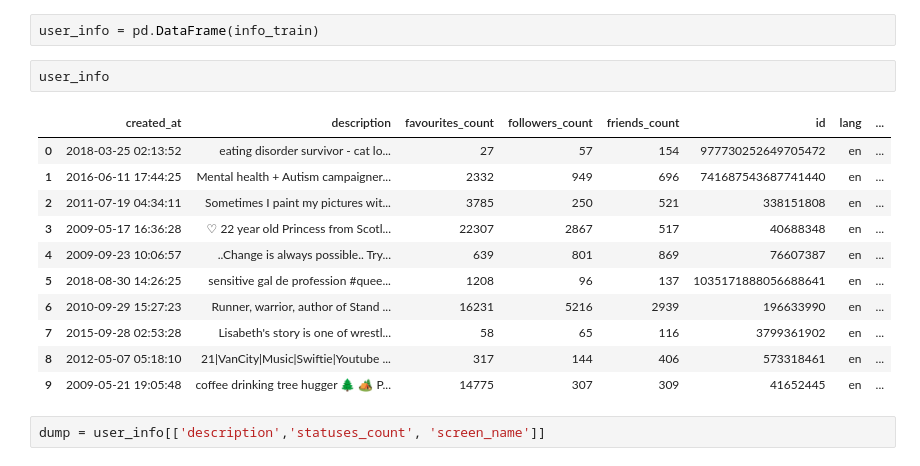
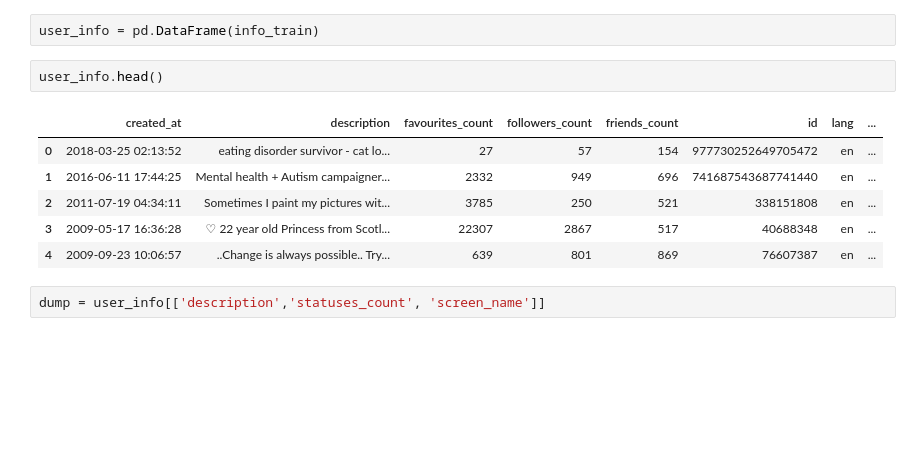
Before and after one commit to detectAna/detectAna, a Jupyter notebook: exploratory_analysis/data_analysis.ipynb, the cells around one changed output. Drawn from its saved outputs; the diff is of its cells as text; blank space fills up the shorter version.

```diff
--- a/exploratory_analysis/data_analysis.ipynb
+++ b/exploratory_analysis/data_analysis.ipynb
@@ -13,19 +14,14 @@ with open(info_file) as fp:
 # %%
 user_info = pd.DataFrame(info_train)
 # %%
-user_info
+user_info.head()
 # %% [output]
 |  | created_at | description | favourites_count | followers_count | friends_count | id | lang | ... |
 | 0 | 2018-03-25 02:13:52 | eating disorder survivor - cat lo... | 27 | 57 | 154 | 977730252649705472 | en | ... |
 | 1 | 2016-06-11 17:44:25 | Mental health + Autism campaigner... | 2332 | 949 | 696 | 741687543687741440 | en | ... |
 | 2 | 2011-07-19 04:34:11 | Sometimes I paint my pictures wit... | 3785 | 250 | 521 | 338151808 | en | ... |
 | 3 | 2009-05-17 16:36:28 | ♡ 22 year old Princess from Scotl... | 22307 | 2867 | 517 | 40688348 | en | ... |
 | 4 | 2009-09-23 10:06:57 | ..Change is always possible.. Try... | 639 | 801 | 869 | 76607387 | en | ... |
-| 5 | 2018-08-30 14:26:25 | sensitive gal de profession #quee... | 1208 | 96 | 137 | 1035171888056688641 | en | ... |
-| 6 | 2010-09-29 15:27:23 | Runner, warrior, author of Stand ... | 16231 | 5216 | 2939 | 196633990 | en | ... |
-| 7 | 2015-09-28 02:53:28 | Lisabeth's story is one of wrestl... | 58 | 65 | 116 | 3799361902 | en | ... |
-| 8 | 2012-05-07 05:18:10 | 21|VanCity|Music|Swiftie|Youtube ... | 317 | 144 | 406 | 573318461 | en | ... |
-| 9 | 2009-05-21 19:05:48 | coffee drinking tree hugger 🌲 🏕 P... | 14775 | 307 | 309 | 41652445 | en | ... |
 # %%
 dump = user_info[['description','statuses_count', 'screen_name']]
 # %%
```
Also changed, not shown: parts of 14 cells of this notebook.
